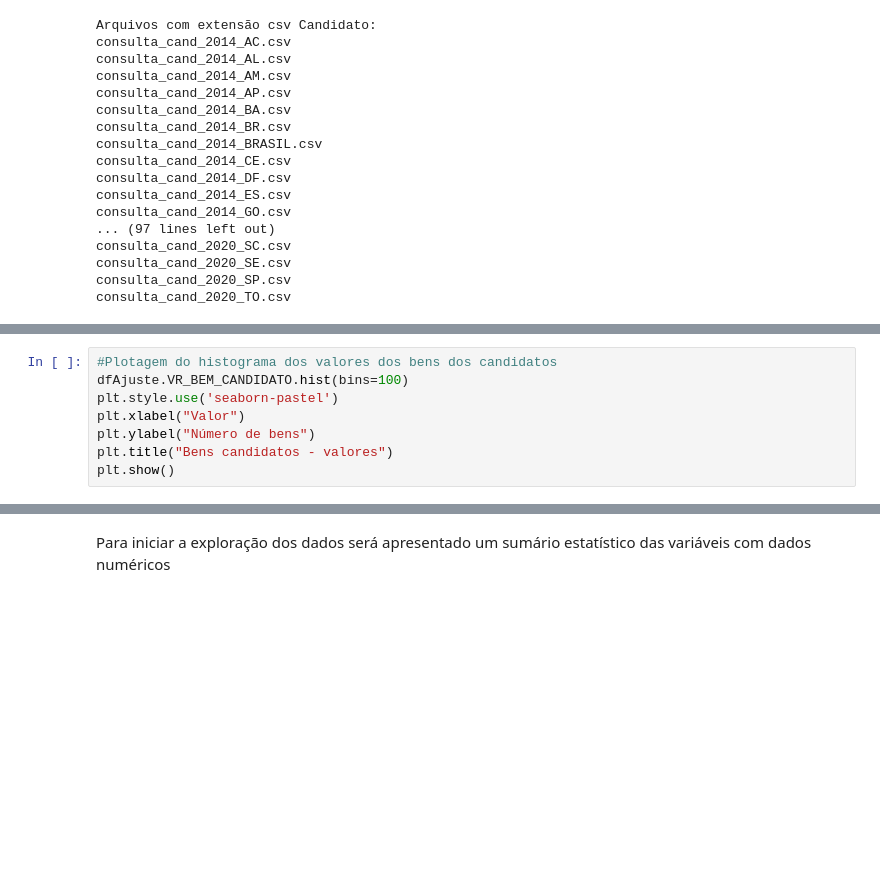
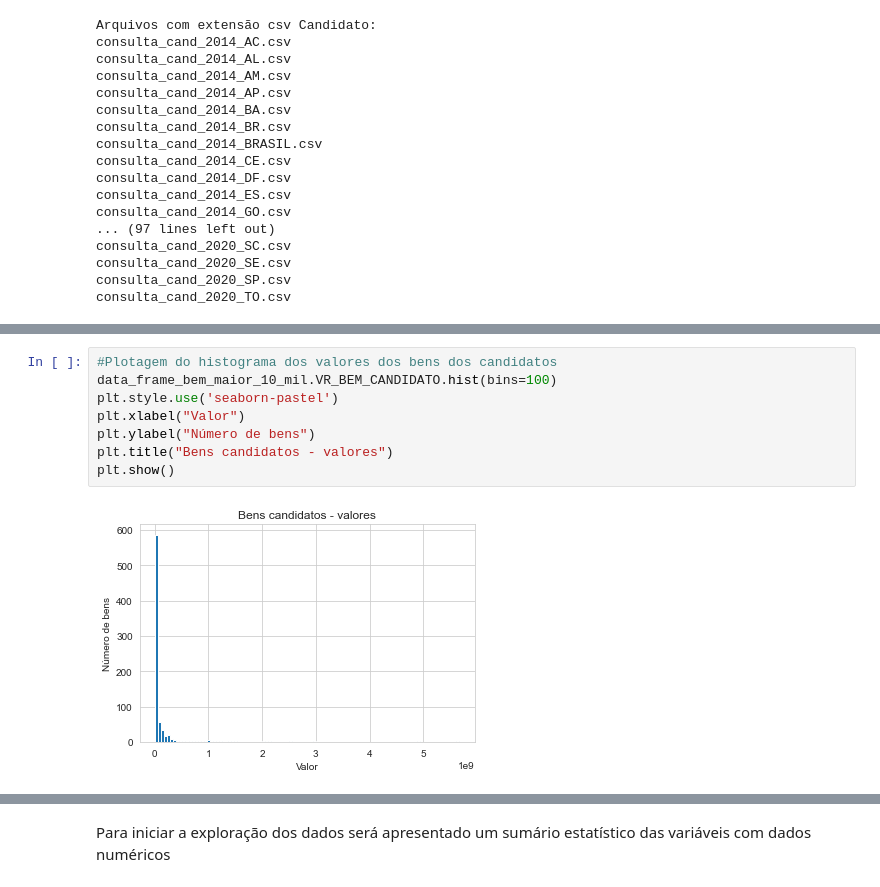
Before and after one commit to wendercorrea/projetoFinalPuc, a Jupyter notebook: WENDER_CORREA.ipynb, the cells around one changed output, grey strips where cells are left out. Cells and saved outputs as stored; diff of their text form; blank space fills up the shorter version.

```diff
--- a/WENDER_CORREA.ipynb
+++ b/WENDER_CORREA.ipynb
@@ -205,10 +424,12 @@ data_frame_Bem_candidato['VR_BEM_CANDIDATO'].min()
 # %%
 #Plotagem do histograma dos valores dos bens dos candidatos
-dfAjuste.VR_BEM_CANDIDATO.hist(bins=100)
+data_frame_bem_maior_10_mil.VR_BEM_CANDIDATO.hist(bins=100)
 plt.style.use('seaborn-pastel')
 plt.xlabel("Valor")
 plt.ylabel("Número de bens")
 plt.title("Bens candidatos - valores")
 plt.show()
+# %% [output]
+[figure, added]
 # %%
 data_frame_Bem_candidato['VR_BEM_CANDIDATO'].describe().astype('int')
```
Also changed, not shown: parts of 125 cells of this notebook.
